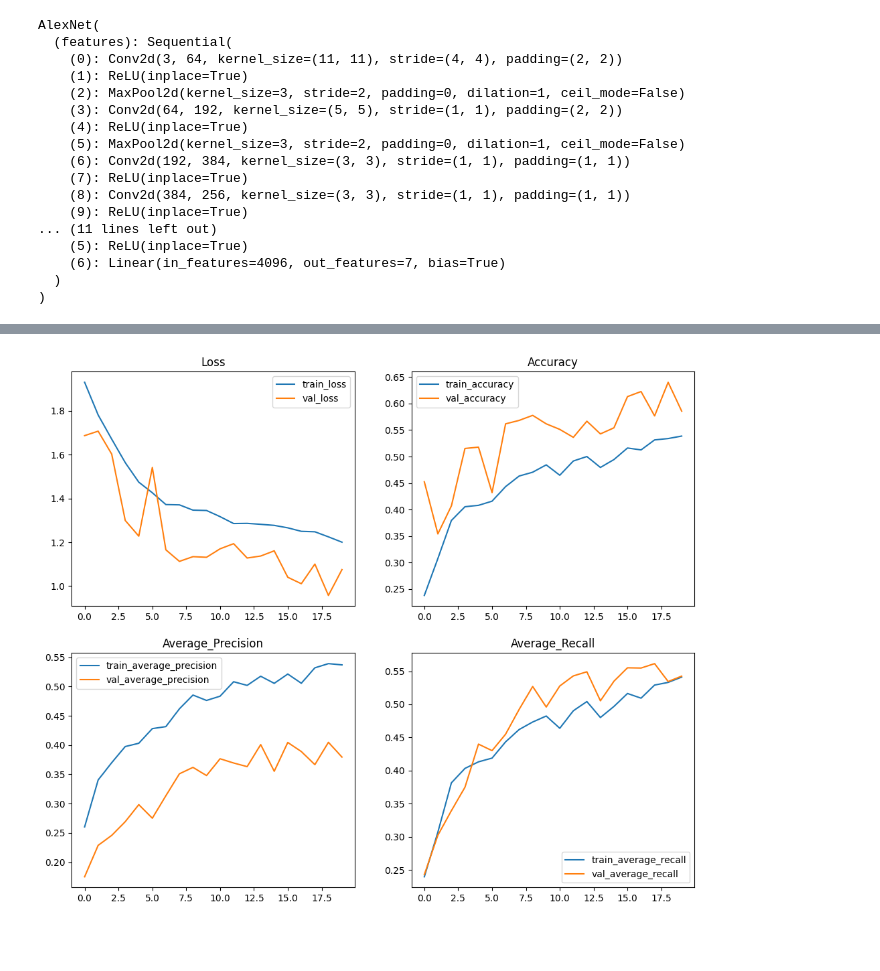
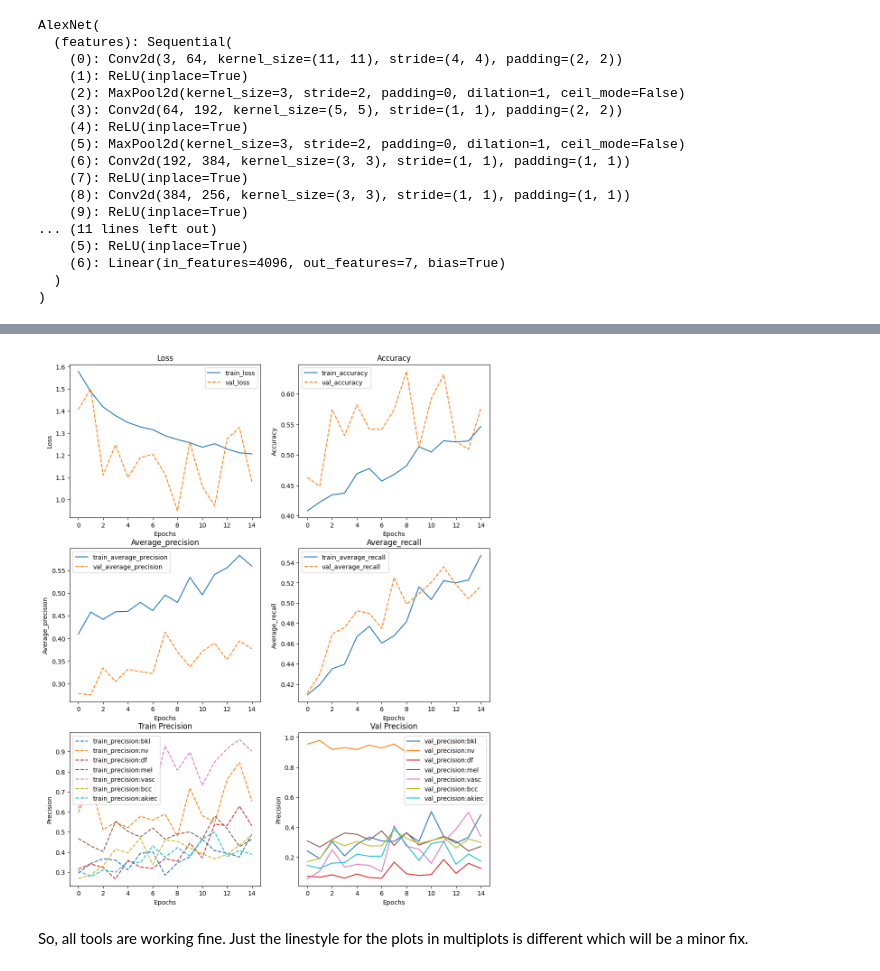
Before and after one commit to obsessor-ak1/Skin_Cancer_Detection_HAM10000, a Jupyter notebook: notebooks/Detection_with_Augmentation.ipynb, the cells around one changed output, grey strips where cells are left out. Saved outputs shown, nothing was run; the diff lists cells and outputs as text; code cells hidden in the pictures; blank space fills up the shorter version.

```diff
--- a/notebooks/Detection_with_Augmentation.ipynb
+++ b/notebooks/Detection_with_Augmentation.ipynb
@@ -114,16 +114,23 @@ AlexNet(
     (6): Linear(in_features=4096, out_features=7, bias=True)
   )
 )
+# %%
+def class_wise_precision(y_true, y_pred):
+    precision = precision_score(y_true, y_pred, average=None, zero_division=0.0)
+    return {
+        label_str: precision[label_id] for label_str, label_id in train_set.label_map.items()
+    }
 # %%
 optimizer = torch.optim.Adam(params=model.parameters(), lr=1e-5)
 criterion = nn.CrossEntropyLoss()
 metrics = {
     "accuracy": accuracy_score,
     "average_precision": lambda y_true, y_pred: precision_score(y_true, y_pred, average="macro", zero_division=0.0),
-    "average_recall": lambda y_true, y_pred: recall_score(y_true, y_pred, average="macro", zero_division=0.0)
+    "average_recall": lambda y_true, y_pred: recall_score(y_true, y_pred, average="macro", zero_division=0.0),
+    "precision": class_wise_precision
 }
 trainer = Trainer(
-    max_epochs=20, device="cuda", clip_grad=True, clip_val=2.0, metrics=metrics
+    max_epochs=15, device="cuda", clip_grad=True, clip_val=2.0, metrics=metrics
 )
 # %%
 trainer.fit(model, criterion, optimizer, train_dl, test_dl)
@@ -148,4 +155,6 @@ Val loss: 1.075288556482693
-# %%
-plot_history(trainer.current_history)
-# %% [output]
-[figure, removed]
+# %%
+trainer.current_history.plot_history()
+# %% [output]
+[figure, added]
+# %% [markdown]
+So, all tools are working fine. Just the linestyle for the plots in multiplots is different which will be a minor fix.
```
Also changed, not shown: parts of 3 cells of this notebook.
